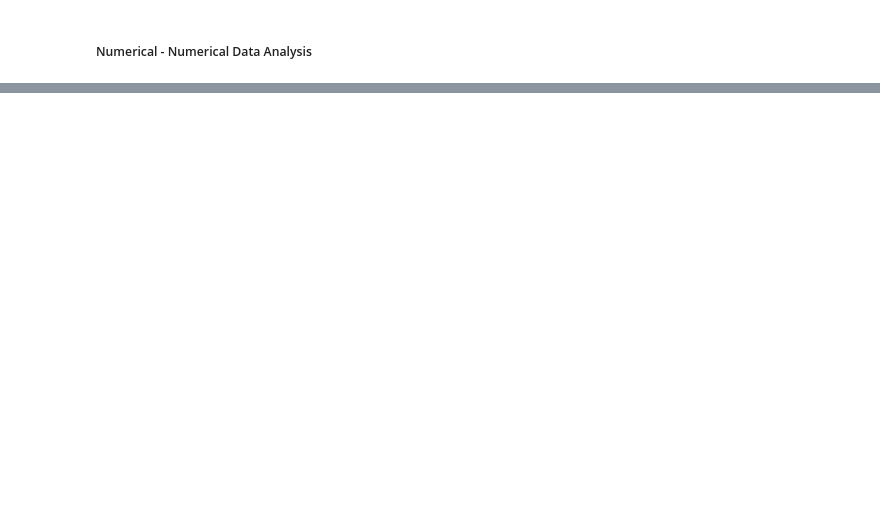
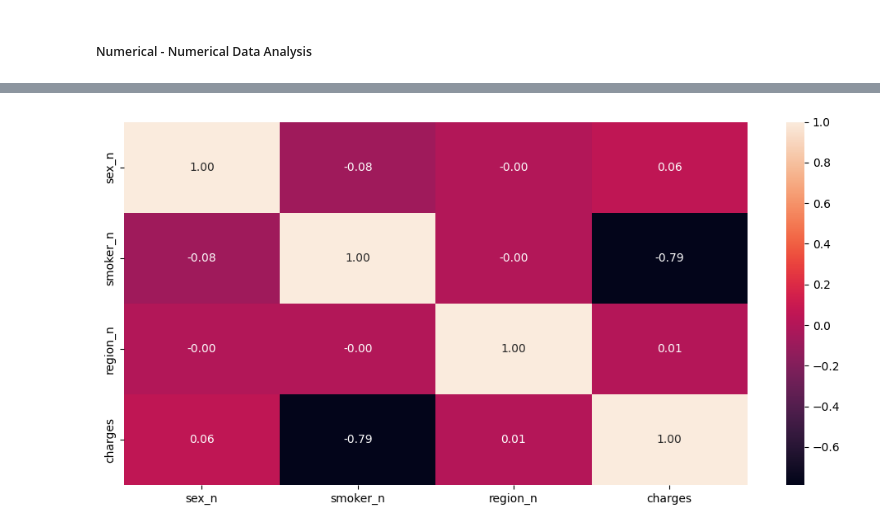
Before and after one commit to athousanddetails/gustavolima-linearregression-eda, a Jupyter notebook: src/explore.ipynb, the cells around one changed output, grey strips where cells are left out. Drawn from its saved outputs; the diff is of its cells as text; code cells hidden in the pictures; blank space fills up the shorter version.

```diff
--- a/src/explore.ipynb
+++ b/src/explore.ipynb
@@ -120,0 +164,21 @@ We can observe that:
+# %%
+# Correlation Analysis Categorical - Categorical
+
+# Factorize Data
+total_data['sex_n'] = pd.factorize(total_data['sex'])[0]
+total_data['smoker_n'] = pd.factorize(total_data['smoker'])[0]
+total_data['region_n'] = pd.factorize(total_data['region'])[0]
+
+# Draw Canvas
+fig, axis = plt.subplots(figsize=(10,5))
+
+# Plot Heatmap
+sns.heatmap(total_data[['sex_n', 'smoker_n', 'region_n', 'charges']].corr(), annot=True, fmt='.2f')
+
+# Adjust Layout
+plt.tight_layout()
+
+# Plot
+plt.show()
+# %% [output]
+[figure, added]
```
Also changed, not shown: parts of 29 cells of this notebook, 2 other files.
